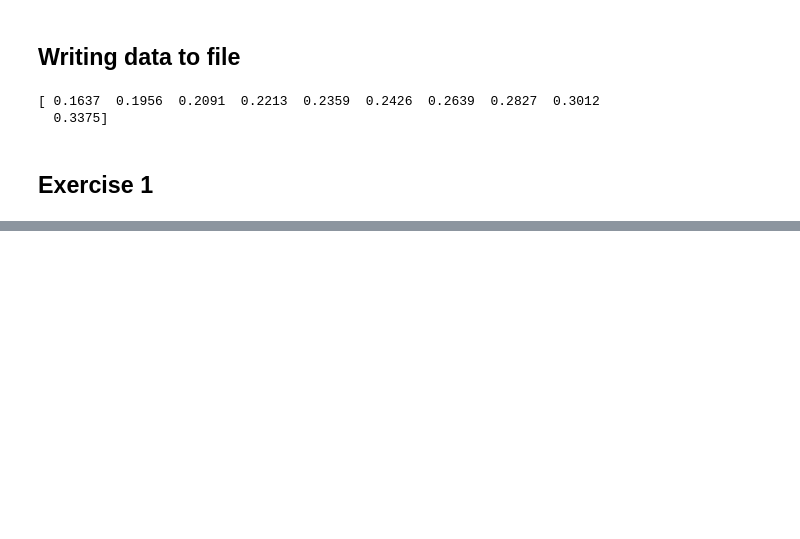
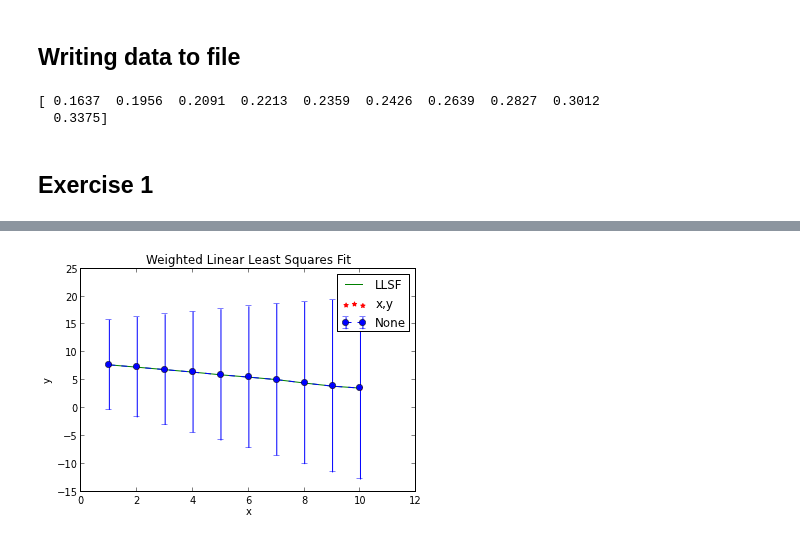
Before and after one commit to gjing/PHYS202-S13, a Jupyter notebook: Week9/DataIO.ipynb, the cells around one changed output, grey strips where cells are left out. Saved outputs shown, nothing was run; the diff lists cells and outputs as text; code cells hidden in the pictures; blank space fills up the shorter version.

```diff
--- a/Week9/DataIO.ipynb
+++ b/Week9/DataIO.ipynb
@@ -88,0 +141,22 @@ f.close()
+# %%
+def WeightedLinearLeastSquaresFit(x,y,weight):
+    """Take in arrays representing (x,y) values for a set of linearly varying data and an array of weights w.
+    perform a weighted linear least squares regression. Return the resulting slope and intercept
+    parameters of the best fit line with their uncertainties if the weights are all equal to one, the
+    uncertainties on the parameters are calculated using the non-weighted least squares equations."""
+    w = sum(weight)
+    weightless=True
+    for i in weight:
+        if i!=1:
+            weightless=False
+    if weightless:
+        return LinearLeastSquaresFit(x,y)
+    wx = sum(weight*x)
+    wxsq = sum(weight*x**2)
+    wy = sum(weight*y)
+    wxy = sum(weight*x*y)
+    slope = (wxsq*wy-wx*wxy)/(w*wxsq-wx**2)
+    intercept = (w*wxy-wx*wy)/(w*wxsq-wx**2)
+    slerr = (w/(w*wxsq-wx**2))**.5
+    interr = (wxsq/(w*wxsq-wx**2))**.5
+    return slope, slerr, intercept, interr
@@ -88,0 +173,19 @@ f.close()
+# %%
+fig = plt.figure()
+ax = fig.add_subplot(1,1,1)
+ax.scatter(x, y, color="red", marker="*", label = "x,y")
+x1 = arange(0,12)
+y1 = a[0]*x1 + a[2]
+ym=(a[0]-a[1])*x + (a[2]-a[3])
+yp=(a[0]+a[1])*x + (a[2]+a[3])
+yerr = yp-ym
+ax.plot(x,y, 'g-', label="LLSF")
+ax.errorbar(x, y, yerr=yerr, fmt='--o')
+ax.set_title("Weighted Linear Least Squares Fit")
+ax.set_xlabel("x")
+ax.set_ylabel("y")
+ax.linelabel = "y = %.4f x + %.4f" % (a[0],a[2])
+ax.legend()
+show()
+# %% [output]
+[figure, added]
```
Also changed, not shown: parts of 14 cells of this notebook, 4 other files.
